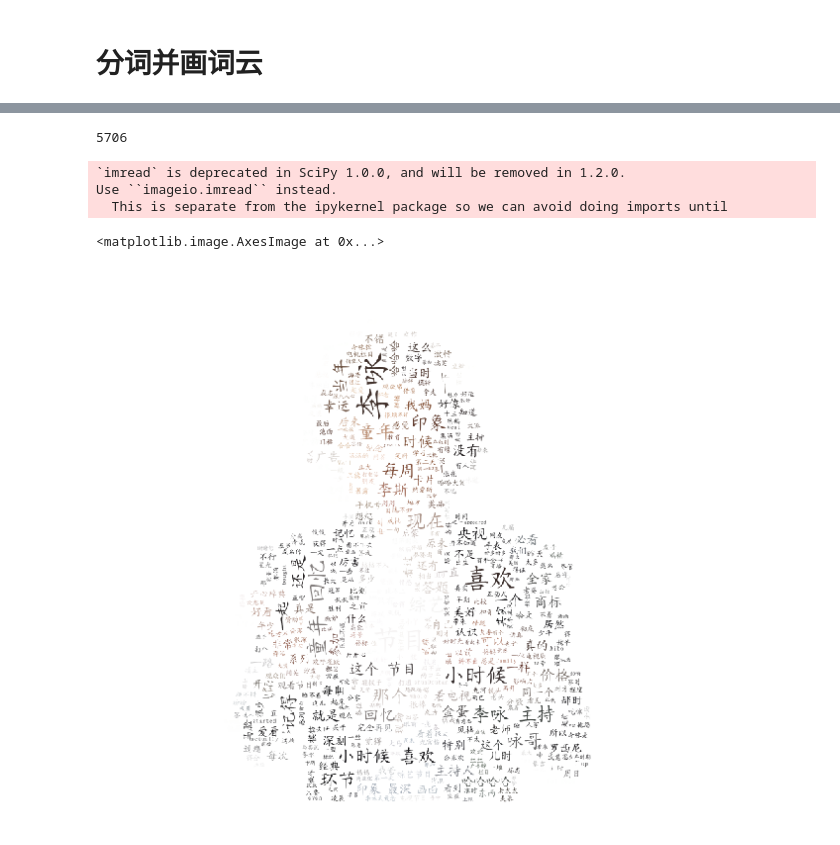
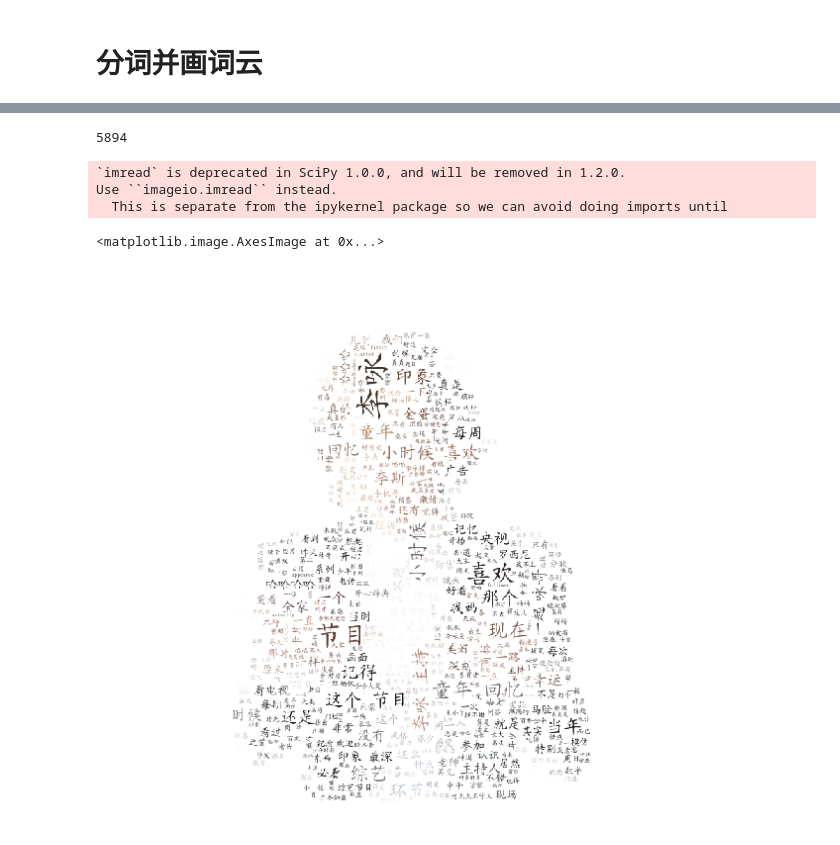
Before and after one commit to xuganghuhu/CrawlBox-by-Python, a Jupyter notebook: 缅怀咏哥.ipynb, the cells around one changed output, grey strips where cells are left out. Drawn from its saved outputs; the diff is of its cells as text; code cells hidden in the pictures.

```diff
--- a/缅怀咏哥.ipynb
+++ b/缅怀咏哥.ipynb
@@ -28,6 +28,15 @@ for i in range(0,180,20):
     obj=soup.find_all('span',class_='comment-time')
     for i in obj:
         date.append(i.text)
+
+import re       #去掉空格
+date_re=[]
+for i in date:
+    date_re.append(re.findall('2.*',i))
+
+date_str=[]     #脱出列表
+for i in date_re:
+    date_str.append(i[0])
 # %%
 ## 支持数
 support=[]
@@ -176,33 +301,33 @@ word_cut='，'.join(word_list)
 #word_cut=list(word_list)
 len(word_cut)
 # %% [output]
-5706
+5894
 # %%
 cloud_mask = np.array(Image.open('/Users/huxugang/Github/liyong.png'))
 
 back_color = imread('/Users/huxugang/Github/liyong.png')
 image_colors = ImageColorGenerator(back_color)
 
 
 wd=WordCloud(font_path='/Users/huxugang/Github/TTF/kaiti.ttf',#Bemoji   #kaiti   #Simhei
              background_color='white',max_words=1000,
              max_font_size=50,
              random_state=15,
              width=2000,  # 图片的宽
              height=1000,  #图片的长
              mask=cloud_mask)
 WD=wd.generate(word_cut)
 
 import matplotlib.pyplot as plt
-WD.to_file('whitenight.jpg')
+WD.to_file('幸运52.jpg')
 # 显示词云图片
 plt.figure(figsize=(10,10))
 plt.axis('off')  #去掉坐标轴
 plt.imshow(WD.recolor(color_func=image_colors))
 #plt.show()
 # %% [output]
 `imread` is deprecated in SciPy 1.0.0, and will be removed in 1.2.0.
 Use ``imageio.imread`` instead.
   This is separate from the ipykernel package so we can avoid doing imports until
 <matplotlib.image.AxesImage at 0x...>
-[figure, old version]
+[figure, new version]
```
Also changed, not shown: parts of 13 cells of this notebook.
